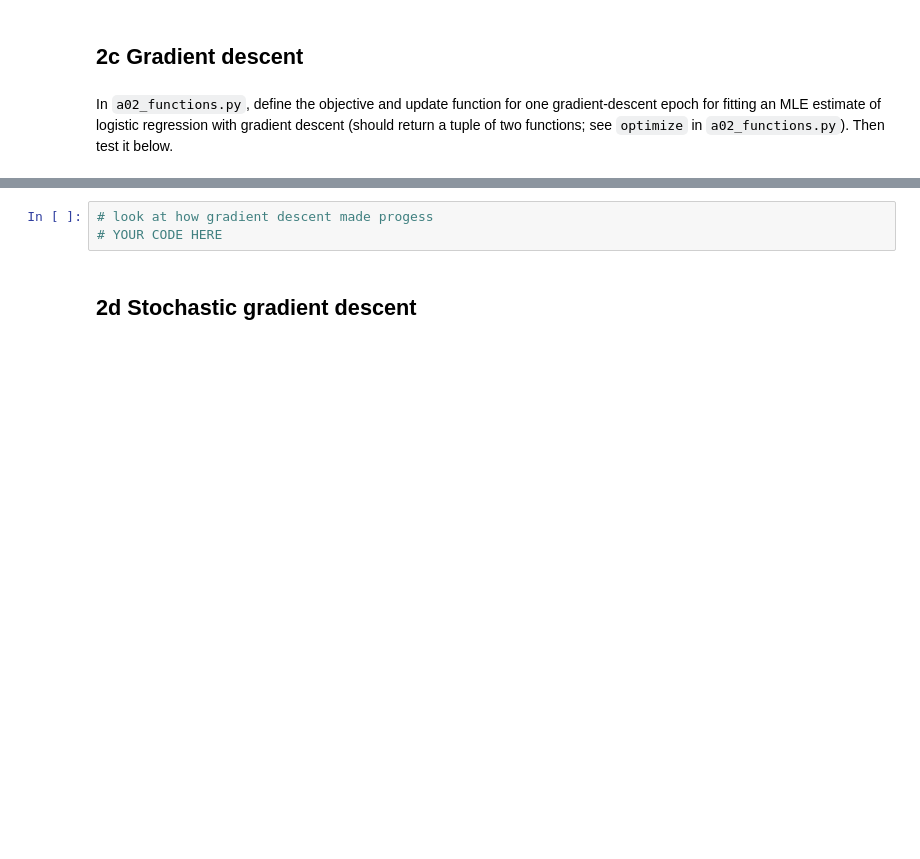
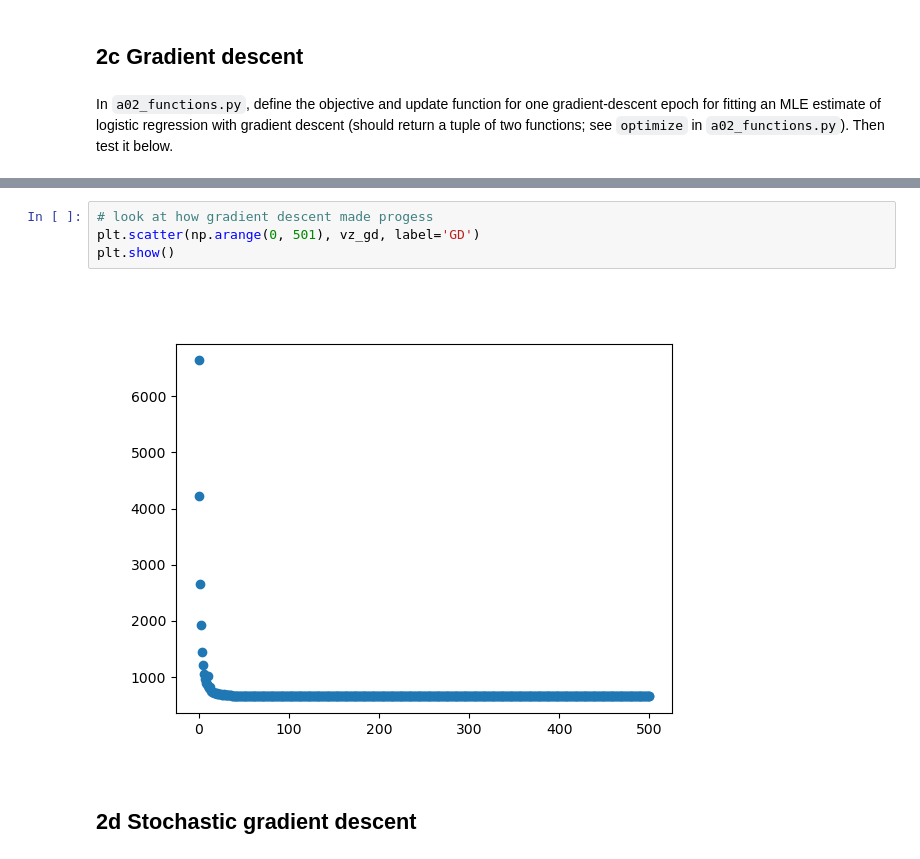
Before and after one commit to marmeepandya/MachineLearningAssignment, a Jupyter notebook: a02-lr/a02_2.ipynb, the cells around one changed output, grey strips where cells are left out. Cells and saved outputs as stored; diff of their text form; blank space fills up the shorter version.

```diff
--- a/a02-lr/a02_2.ipynb
+++ b/a02-lr/a02_2.ipynb
@@ -98,6 +153,9 @@ wz_gd, vz_gd, ez_gd = optimize(gd(y, Xz), w0, nepochs=500)
 # %%
 # look at how gradient descent made progess
-# YOUR CODE HERE
+plt.scatter(np.arange(0, 501), vz_gd, label='GD')
+plt.show()
+# %% [output]
+[figure, added]
 # %% [markdown]
 ## 2d Stochastic gradient descent
 # %% [markdown]
```
Also changed, not shown: parts of 6 cells of this notebook, 4 other files.
